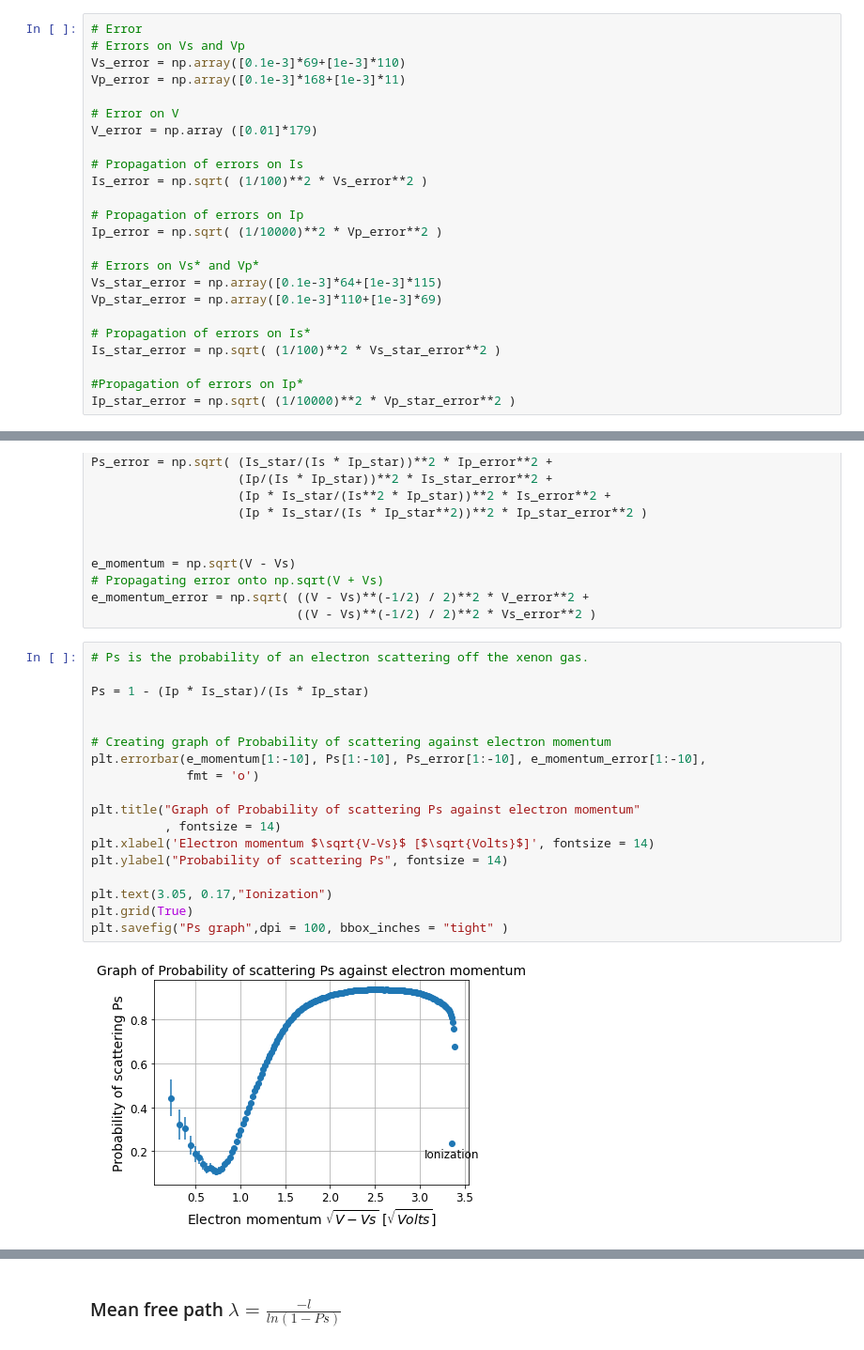
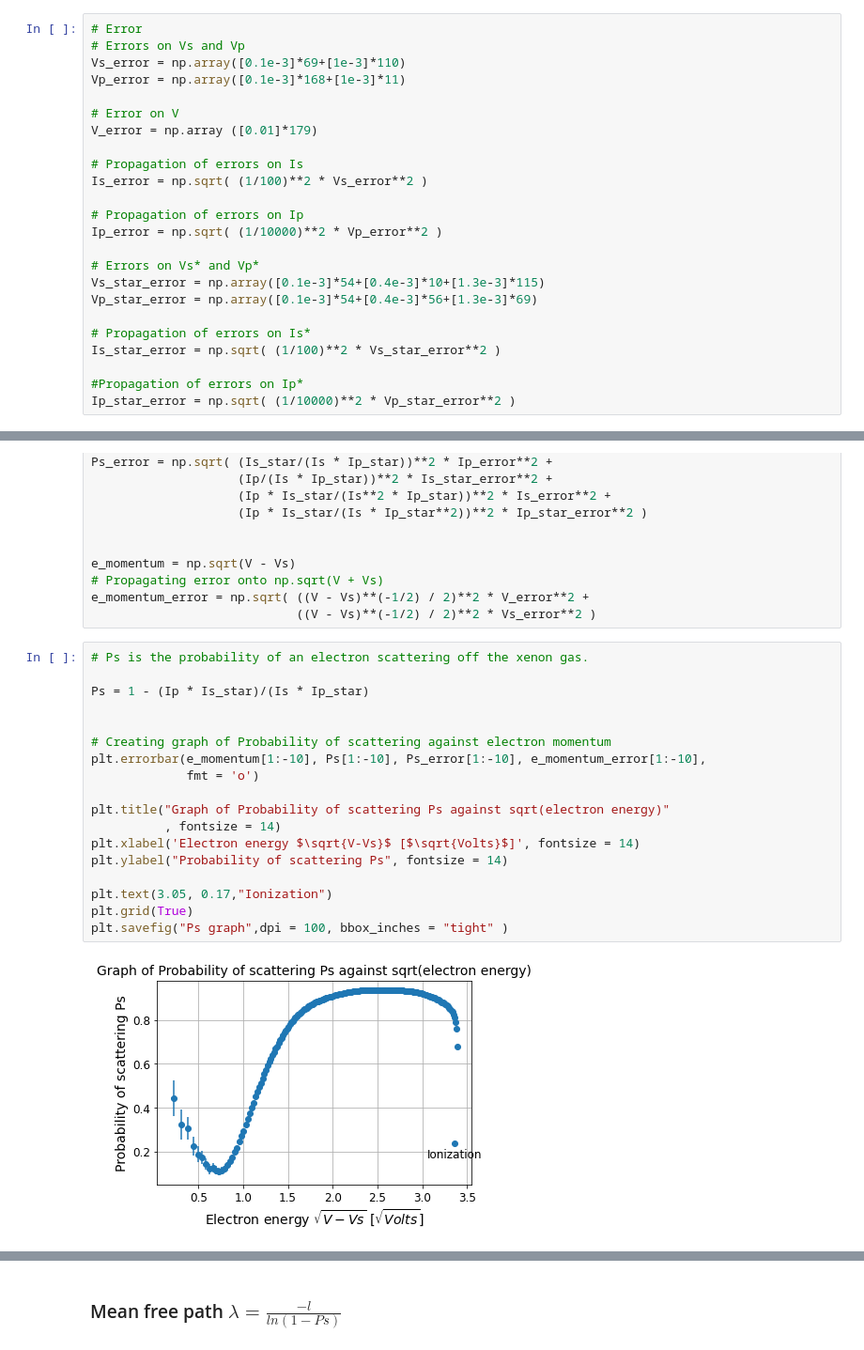
Before and after one commit to Rtk100/Physics-Lab-Python-code, a Jupyter notebook: PHYC30320 Ramsauer-Townsend Lab code.ipynb, the cells around one changed output, grey strips where cells are left out. Shown: that part at 94% size. Cells and saved outputs as stored; diff of their text form.

```diff
--- a/PHYC30320 Ramsauer-Townsend Lab code.ipynb
+++ b/PHYC30320 Ramsauer-Townsend Lab code.ipynb
@@ -122,8 +127,8 @@ Is_error = np.sqrt( (1/100)**2 * Vs_error**2 )
 Ip_error = np.sqrt( (1/10000)**2 * Vp_error**2 )
 
 # Errors on Vs* and Vp*
-Vs_star_error = np.array([0.1e-3]*64+[1e-3]*115)
-Vp_star_error = np.array([0.1e-3]*110+[1e-3]*69)
+Vs_star_error = np.array([0.1e-3]*54+[0.4e-3]*10+[1.3e-3]*115)
+Vp_star_error = np.array([0.1e-3]*54+[0.4e-3]*56+[1.3e-3]*69)
 
 # Propagation of errors on Is*
 Is_star_error = np.sqrt( (1/100)**2 * Vs_star_error**2 )
@@ -168,20 +177,20 @@ e_momentum_error = np.sqrt( ((V - Vs)**(-1/2) / 2)**2 * V_error**2 +
 # %%
 # Ps is the probability of an electron scattering off the xenon gas.
 
 Ps = 1 - (Ip * Is_star)/(Is * Ip_star)
 
 
 # Creating graph of Probability of scattering against electron momentum
 plt.errorbar(e_momentum[1:-10], Ps[1:-10], Ps_error[1:-10], e_momentum_error[1:-10],
              fmt = 'o')
 
-plt.title("Graph of Probability of scattering Ps against electron momentum"
+plt.title("Graph of Probability of scattering Ps against sqrt(electron energy)"
           , fontsize = 14)
-plt.xlabel('Electron momentum $\sqrt{V-Vs}$ [$\sqrt{Volts}$]', fontsize = 14)
+plt.xlabel('Electron energy $\sqrt{V-Vs}$ [$\sqrt{Volts}$]', fontsize = 14)
 plt.ylabel("Probability of scattering Ps", fontsize = 14)
 
 plt.text(3.05, 0.17,"Ionization")
 plt.grid(True)
 plt.savefig("Ps graph",dpi = 100, bbox_inches = "tight" )
 # %% [output]
-[figure, old version]
+[figure, new version]
```
Also changed, not shown: parts of 21 cells of this notebook, 22 other files.
